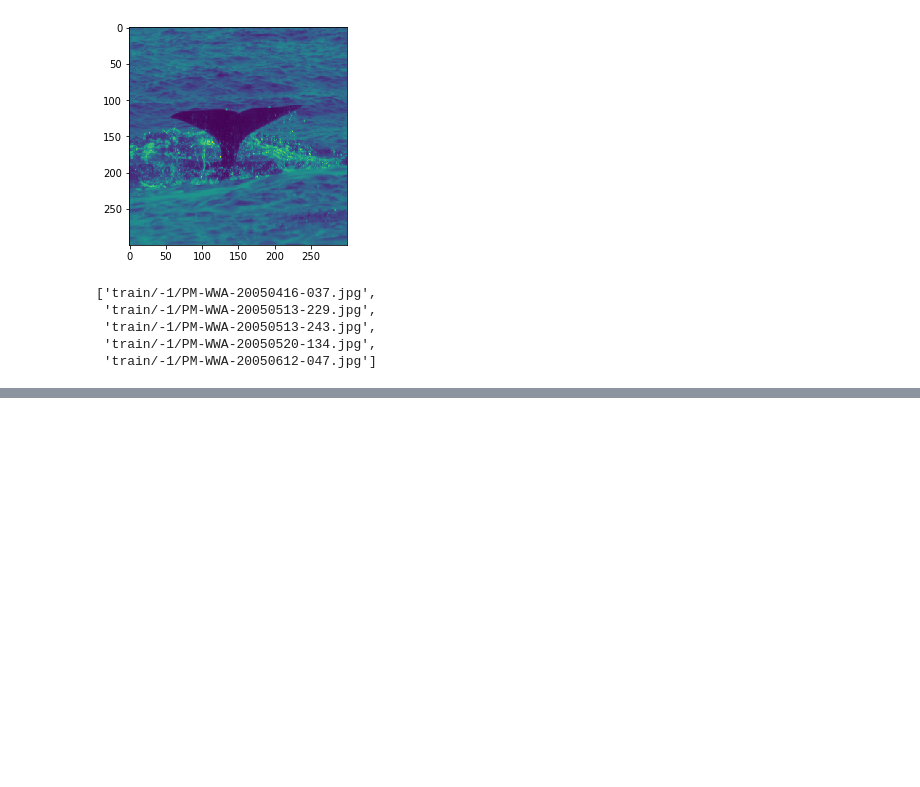
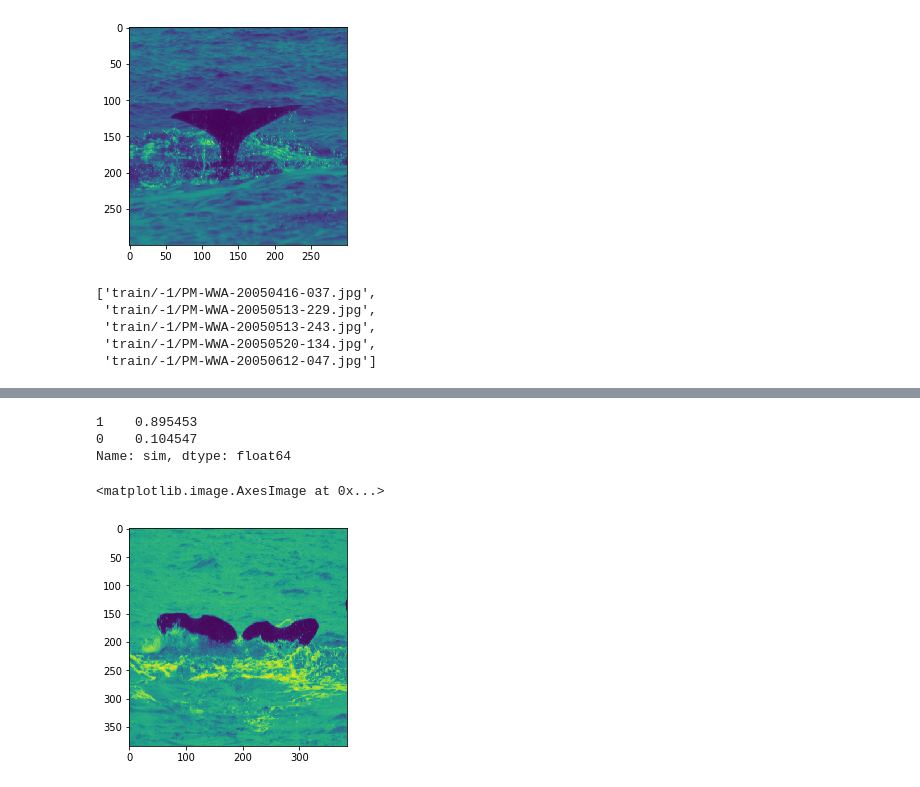
Before and after one commit to akuma527/IProjects, a Jupyter notebook: I&D_Whale/Data_Preprocessing_Tutorial.ipynb, the cells around one changed output, grey strips where cells are left out. Cells and saved outputs as stored; diff of their text form; code cells hidden in the pictures; blank space fills up the shorter version.

```diff
--- a/I&D_Whale/Data_Preprocessing_Tutorial.ipynb
+++ b/I&D_Whale/Data_Preprocessing_Tutorial.ipynb
@@ -58,0 +75,7 @@ KeyboardInterrupt: ignored
+# %%
+t1 = pd.read_csv('final_train.csv')
+t2 = pd.read_csv('not_similar.csv')
+t1['sim'] = 1
+t2['sim'] = 0
+# %%
+train = pd.concat([t1, t2], ignore_index=True, sort=False)
@@ -58,0 +100,6 @@ KeyboardInterrupt: ignored
+# %%
+train['sim'].value_counts()/len(train)
+# %% [output]
+1    0.895453
+0    0.104547
+Name: sim, dtype: float64
@@ -58,0 +108,21 @@ KeyboardInterrupt: ignored
+# %%
+for i in tqdm(range(len(train))):
+    s = train['fil_path'].iloc[i]
+    ss = train['fil_path_2'].iloc[i]
+
+    img_array_1 = cv2.imread(s, cv2.IMREAD_GRAYSCALE)
+    img_array_2 = cv2.imread(ss, cv2.IMREAD_GRAYSCALE)
+
+    new_array_1 = cv2.resize(img_array_1, (384, 384))
+    new_array_2 = cv2.resize(img_array_2, (384, 384))
+
+    lab = train['sim'].iloc[i]
+
+    training_data.append([new_array_1, new_array_2, lab])
+# %%
+a,b,c = training_data[0]
+# %%
+plt.imshow(a)
+# %% [output]
+<matplotlib.image.AxesImage at 0x...>
+[figure, added]
```
Also changed, not shown: parts of 10 cells of this notebook.
